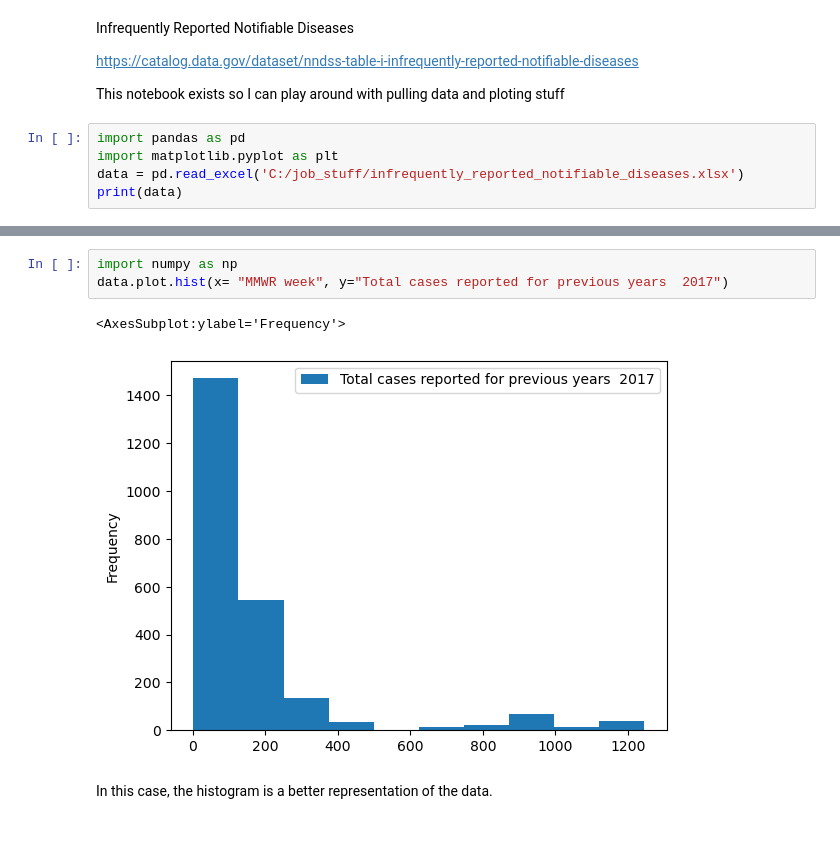
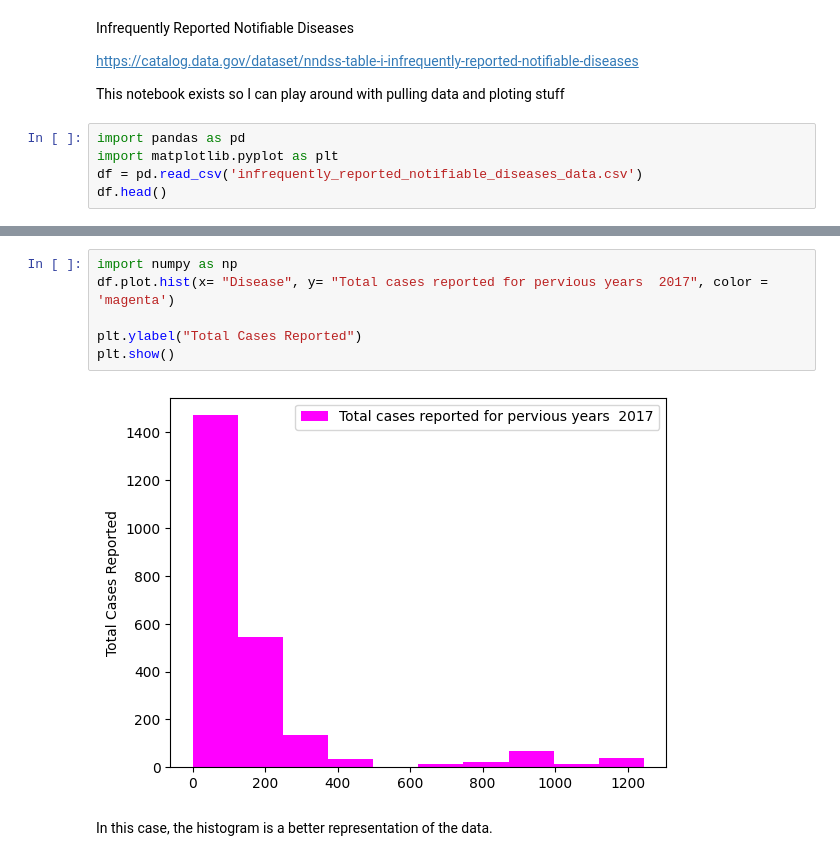
Before and after one commit to januaryeve/Infrequently_reported_diseases, a Jupyter notebook: Diseases_repo.ipynb, the cells around one changed output, grey strips where cells are left out. Drawn from its saved outputs; the diff is of its cells as text; blank space fills up the shorter version.

```diff
--- a/Diseases_repo.ipynb
+++ b/Diseases_repo.ipynb
@@ -7,6 +7,6 @@ This notebook exists so I can play around with pulling data and ploting stuff
 # %%
 import pandas as pd
 import matplotlib.pyplot as plt
-data = pd.read_excel('C:/job_stuff/infrequently_reported_notifiable_diseases.xlsx')
-print(data)
+df = pd.read_csv('infrequently_reported_notifiable_diseases_data.csv')
+df.head()
 # %% [output]
@@ -61,9 +24,11 @@ plt.show()
 # %%
 import numpy as np
-data.plot.hist(x= "MMWR week", y="Total cases reported for previous years  2017")
+df.plot.hist(x= "Disease", y= "Total cases reported for pervious years  2017", color = 'magenta')
+
+plt.ylabel("Total Cases Reported")
+plt.show()
 # %% [output]
-<AxesSubplot:ylabel='Frequency'>
-[figure, old version]
+[figure, new version]
 # %% [markdown]
 In this case, the histogram is a better representation of the data.
 # %% [markdown]
```
Also changed, not shown: parts of 7 cells of this notebook, 1 other file.
